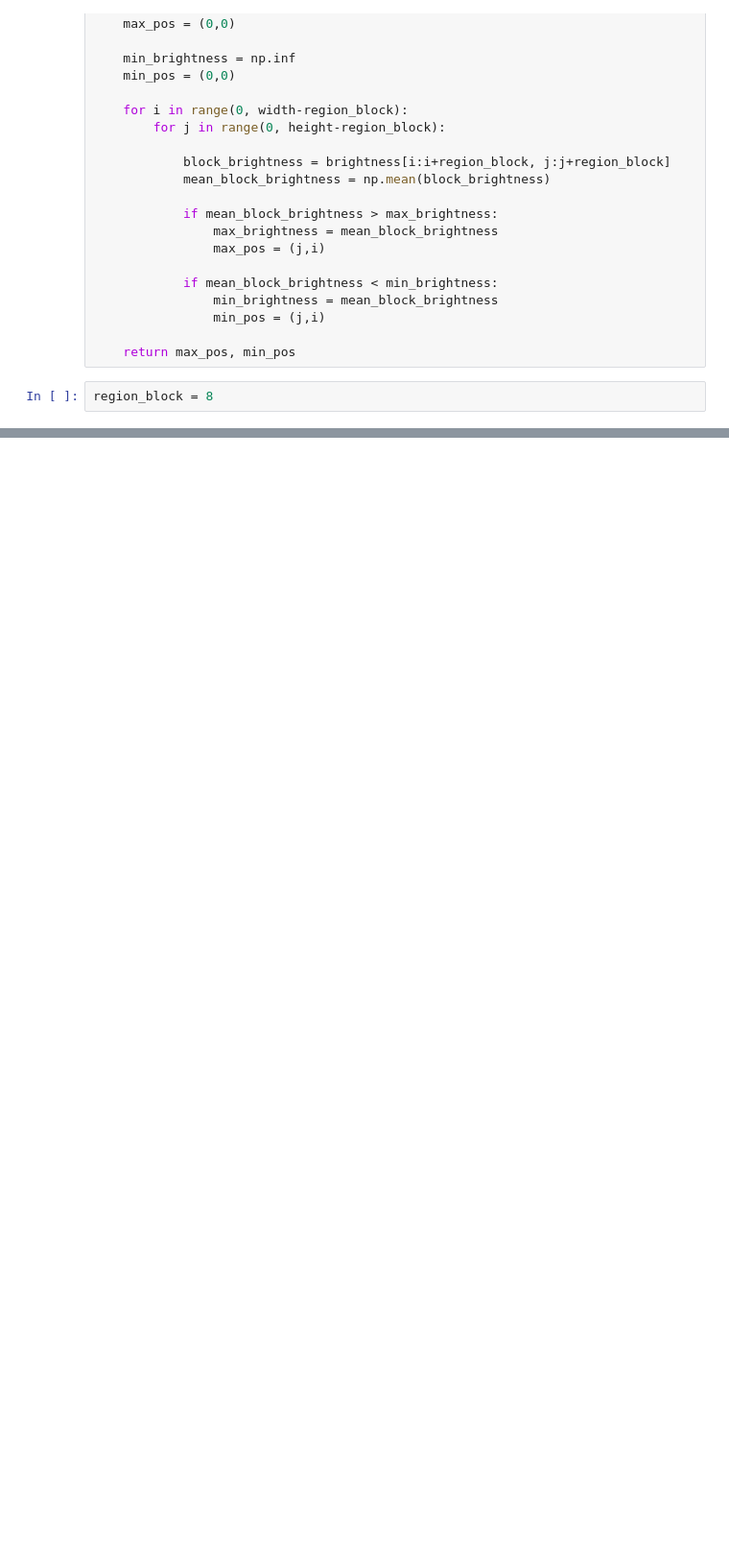
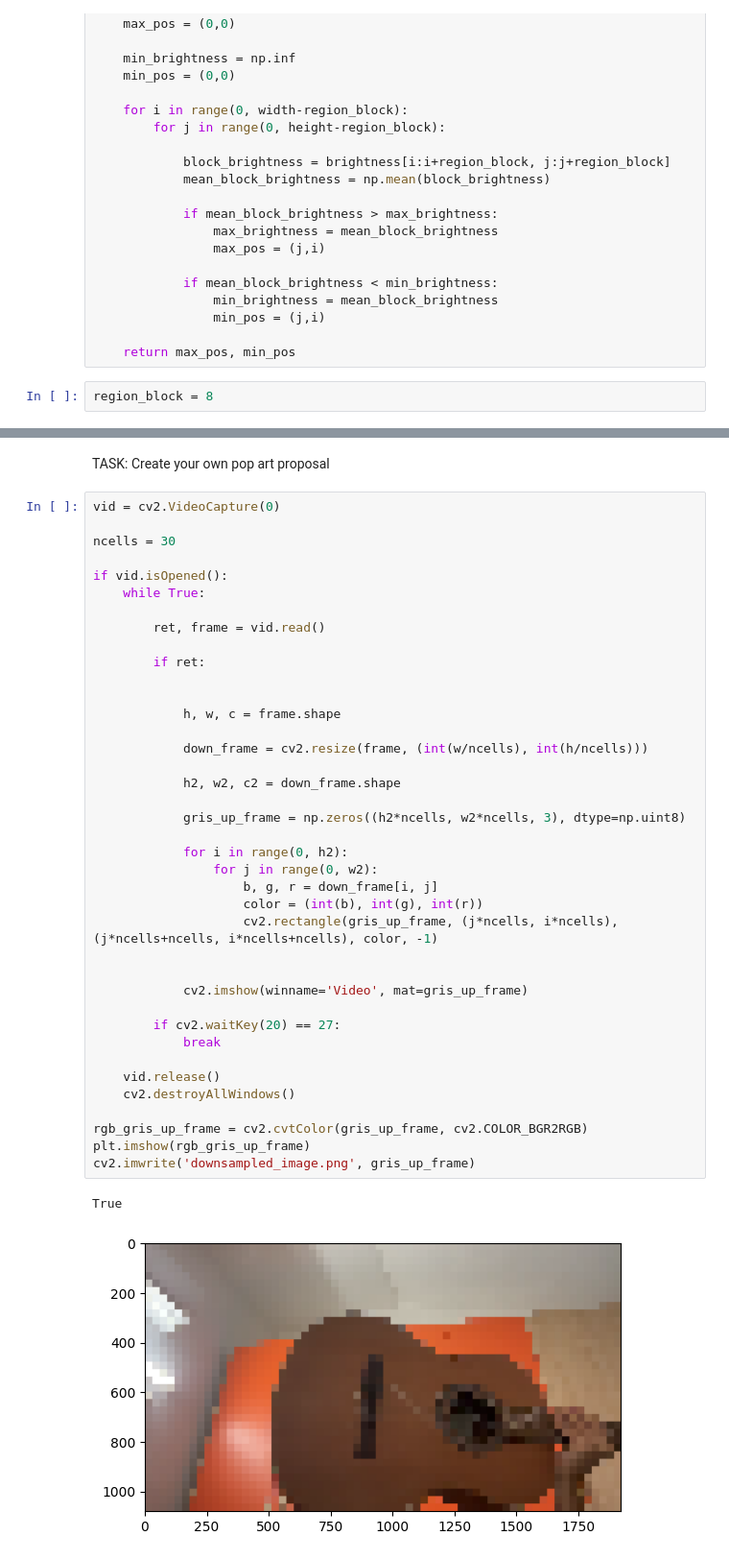
Before and after one commit to Davidermellino/trabajo_ComputerVision_ULPGC, a Jupyter notebook: trabajo_P1/trabajo1.ipynb, the cells around one changed output, grey strips where cells are left out. Shown: that part at 96% size. Cells and saved outputs as stored; diff of their text form; blank space fills up the shorter version.

```diff
--- a/trabajo_P1/trabajo1.ipynb
+++ b/trabajo_P1/trabajo1.ipynb
@@ -178 +184,45 @@ plt.imshow(rgb_img_with_rect_region)
 [figure]
+# %% [markdown]
+TASK: Create your own pop art proposal
+# %%
+vid = cv2.VideoCapture(0)
+
+ncells = 30
+
+if vid.isOpened():
+    while True:
+
+        ret, frame = vid.read()
+
+        if ret:
+
+
+            h, w, c = frame.shape
+
+            down_frame = cv2.resize(frame, (int(w/ncells), int(h/ncells)))
+
+            h2, w2, c2 = down_frame.shape
+
+            gris_up_frame = np.zeros((h2*ncells, w2*ncells, 3), dtype=np.uint8)
+
+            for i in range(0, h2):
+                for j in range(0, w2):
+                    b, g, r = down_frame[i, j]
+                    color = (int(b), int(g), int(r))
+                    cv2.rectangle(gris_up_frame, (j*ncells, i*ncells), (j*ncells+ncells, i*ncells+ncells), color, -1)
+
+
+            cv2.imshow(winname='Video', mat=gris_up_frame)
+
+        if cv2.waitKey(20) == 27:
+            break
+
+    vid.release()
+    cv2.destroyAllWindows()
+
+rgb_gris_up_frame = cv2.cvtColor(gris_up_frame, cv2.COLOR_BGR2RGB)
+plt.imshow(rgb_gris_up_frame)
+cv2.imwrite('downsampled_image.png', gris_up_frame)
+# %% [output]
+True
+[figure, added]
```
Also changed, not shown: parts of 5 cells of this notebook, 9 other files.
